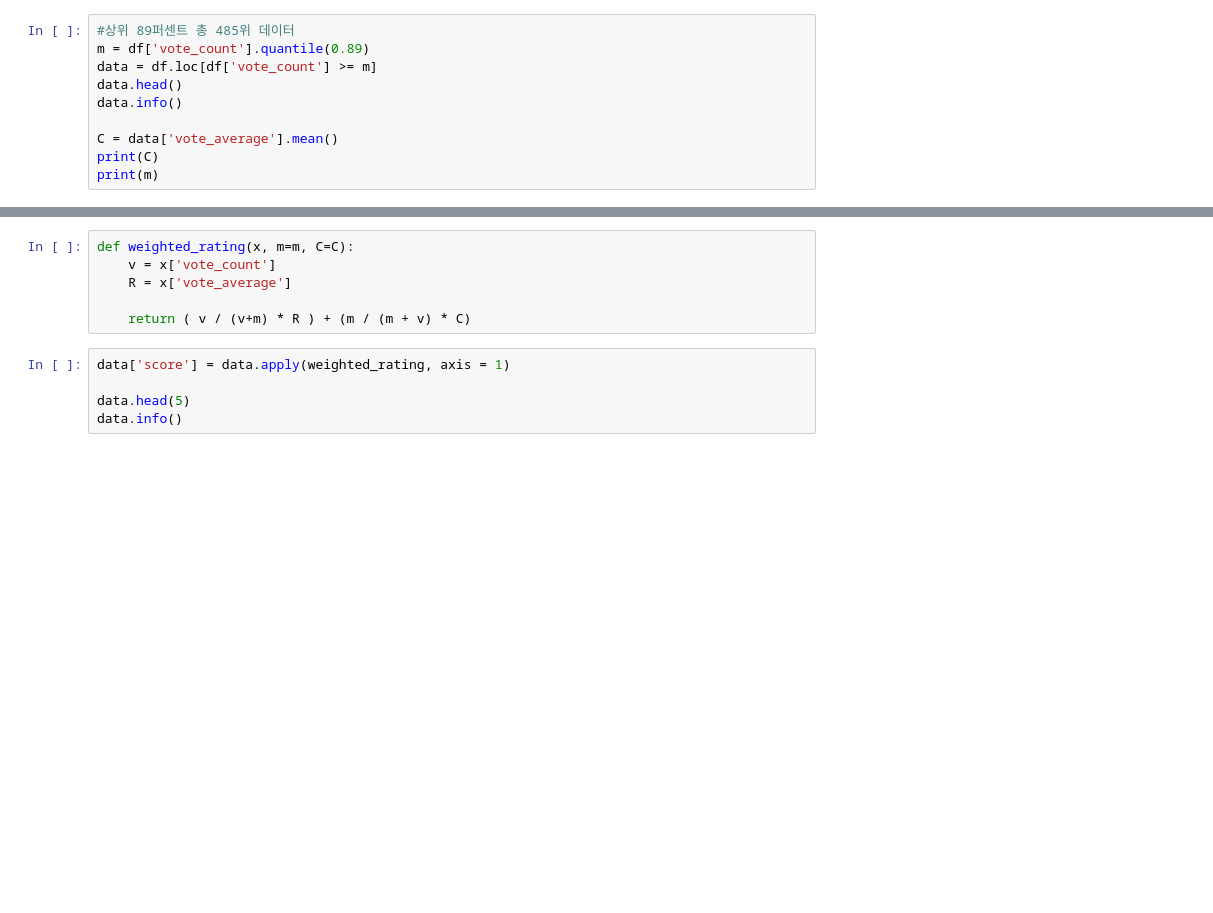
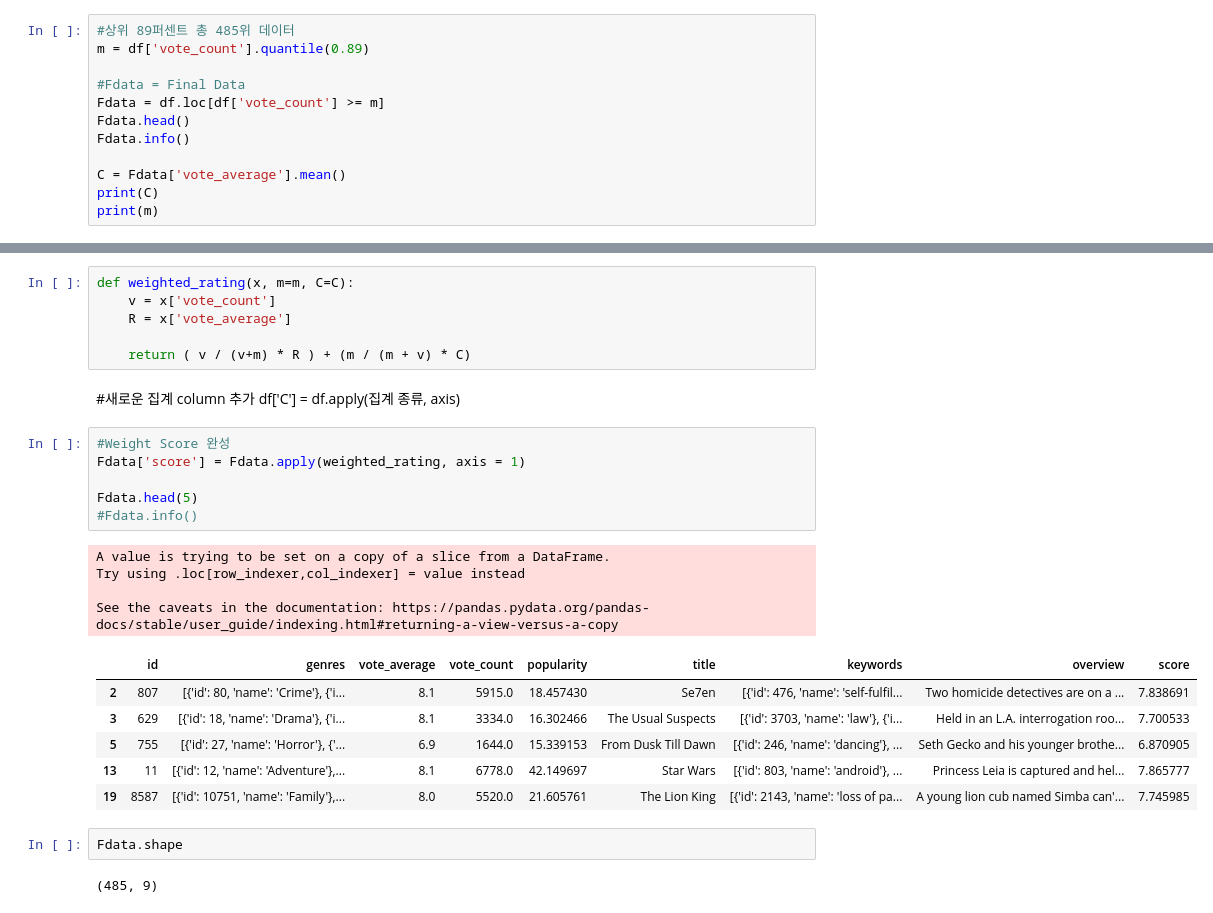
Before and after one commit to dmswl0707/RecomendationSystem_Python, a Jupyter notebook: 01_content_based_filtering_데이터전처리2.ipynb, the cells around one changed output, grey strips where cells are left out. Cells and saved outputs as stored; diff of their text form; blank space fills up the shorter version.

```diff
--- a/01_content_based_filtering_데이터전처리2.ipynb
+++ b/01_content_based_filtering_데이터전처리2.ipynb
@@ -66,10 +121,12 @@ tmp_data.shape #4402 중에서 529개가 있다
 # %%
 #상위 89퍼센트 총 485위 데이터
 m = df['vote_count'].quantile(0.89)
-data = df.loc[df['vote_count'] >= m]
-data.head()
-data.info()
 
-C = data['vote_average'].mean()
+#Fdata = Final Data
+Fdata = df.loc[df['vote_count'] >= m]
+Fdata.head()
+Fdata.info()
+
+C = Fdata['vote_average'].mean()
 print(C)
 print(m)
@@ -79,8 +154,27 @@ def weighted_rating(x, m=m, C=C):
     R = x['vote_average']
 
     return ( v / (v+m) * R ) + (m / (m + v) * C)
+# %% [markdown]
+#새로운 집계 column 추가
+df['C'] = df.apply(집계 종류, axis)
 # %%
-data['score'] = data.apply(weighted_rating, axis = 1)
+#Weight Score 완성
+Fdata['score'] = Fdata.apply(weighted_rating, axis = 1)
 
-data.head(5)
-data.info()
+Fdata.head(5)
+#Fdata.info()
+# %% [output]
+A value is trying to be set on a copy of a slice from a DataFrame.
+Try using .loc[row_indexer,col_indexer] = value instead
+
+See the caveats in the documentation: https://pandas.pydata.org/pandas-docs/stable/user_guide/indexing.html#returning-a-view-versus-a-copy
+|  | id | genres | vote_average | vote_count | popularity | title | keywords | overview | score |
+| 2 | 807 | [{'id': 80, 'name': 'Crime'}, {'i... | 8.1 | 5915.0 | 18.457430 | Se7en | [{'id': 476, 'name': 'self-fulfil... | Two homicide detectives are on a ... | 7.838691 |
+| 3 | 629 | [{'id': 18, 'name': 'Drama'}, {'i... | 8.1 | 3334.0 | 16.302466 | The Usual Suspects | [{'id': 3703, 'name': 'law'}, {'i... | Held in an L.A. interrogation roo... | 7.700533 |
+| 5 | 755 | [{'id': 27, 'name': 'Horror'}, {'... | 6.9 | 1644.0 | 15.339153 | From Dusk Till Dawn | [{'id': 246, 'name': 'dancing'}, ... | Seth Gecko and his younger brothe... | 6.870905 |
+| 13 | 11 | [{'id': 12, 'name': 'Adventure'},... | 8.1 | 6778.0 | 42.149697 | Star Wars | [{'id': 803, 'name': 'android'}, ... | Princess Leia is captured and hel... | 7.865777 |
+| 19 | 8587 | [{'id': 10751, 'name': 'Family'},... | 8.0 | 5520.0 | 21.605761 | The Lion King | [{'id': 2143, 'name': 'loss of pa... | A young lion cub named Simba can'... | 7.745985 |
+# %%
+Fdata.shape
+# %% [output]
+(485, 9)
```
Also changed, not shown: parts of 14 cells of this notebook.
